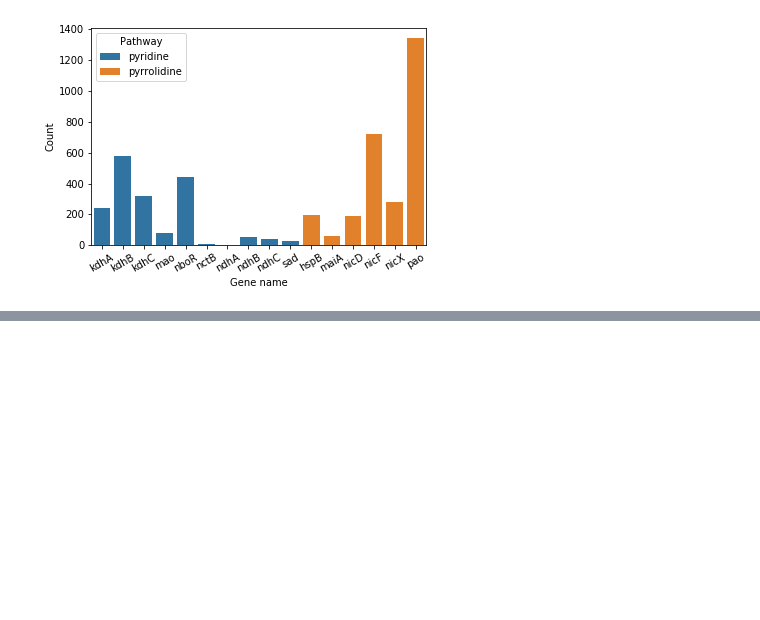
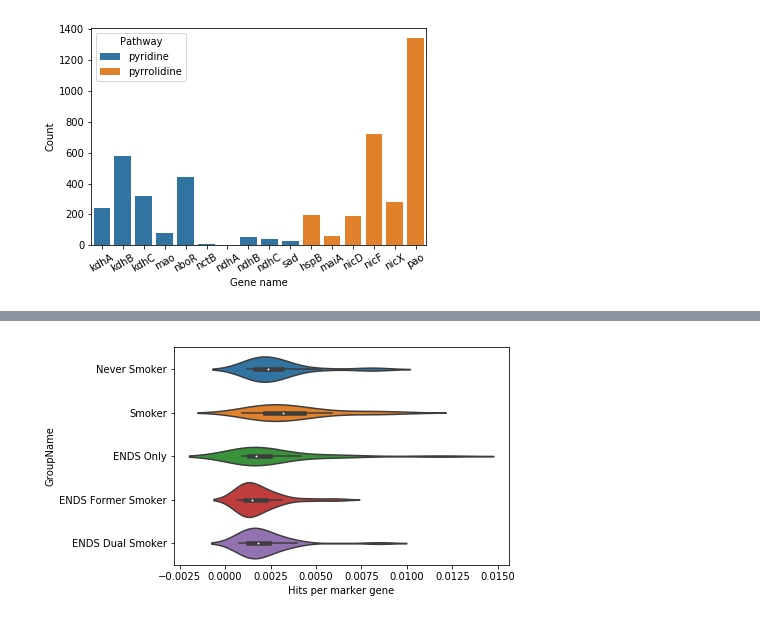
Before and after one commit to sterrettJD/Nicotine-Microbiome, a Jupyter notebook: diamond_analysis/diamond_analysis.ipynb, the cells around one changed output, grey strips where cells are left out. Cells and saved outputs as stored; diff of their text form; code cells hidden in the pictures; blank space fills up the shorter version.

```diff
--- a/diamond_analysis/diamond_analysis.ipynb
+++ b/diamond_analysis/diamond_analysis.ipynb
@@ -336,0 +365,7 @@ plt.show()
+# %%
+sns.violinplot("Hits per marker gene",
+            "GroupName",
+            data=metadata)
+plt.show()
+# %% [output]
+[figure, added]
```
Also changed, not shown: parts of 10 cells of this notebook.
